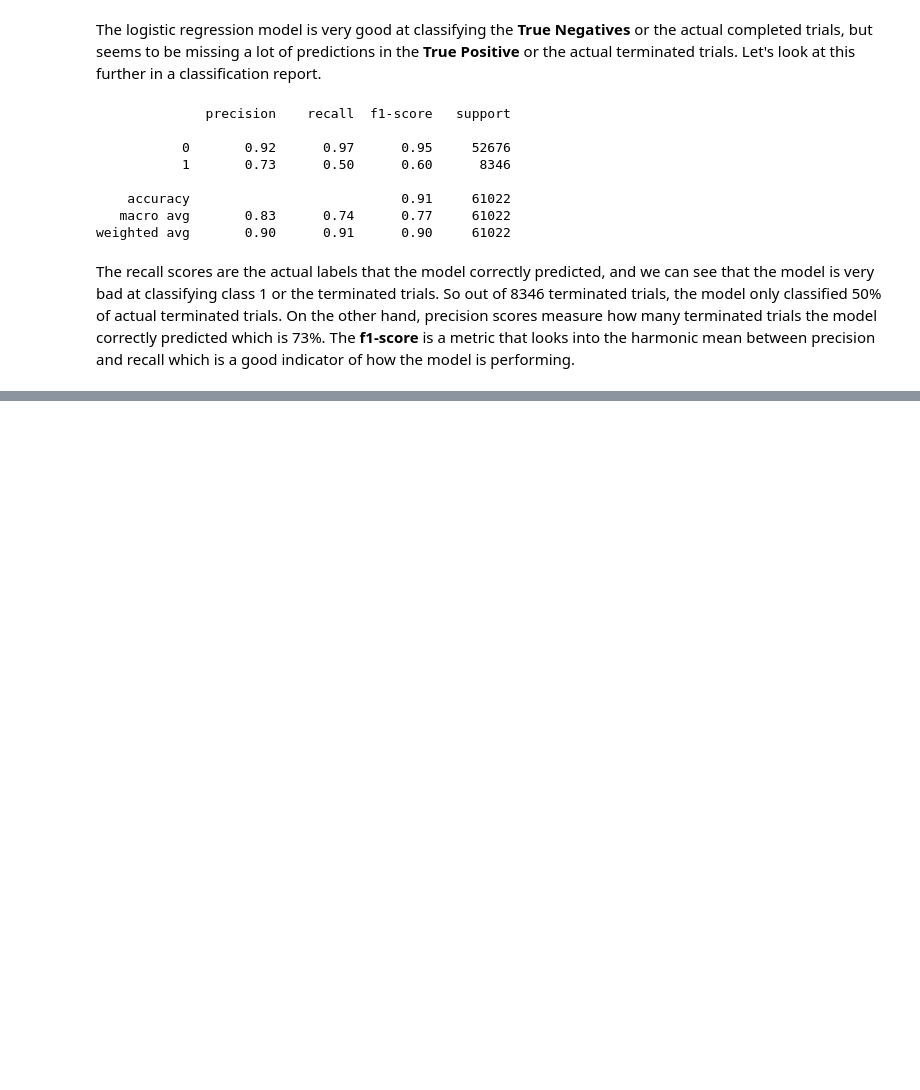
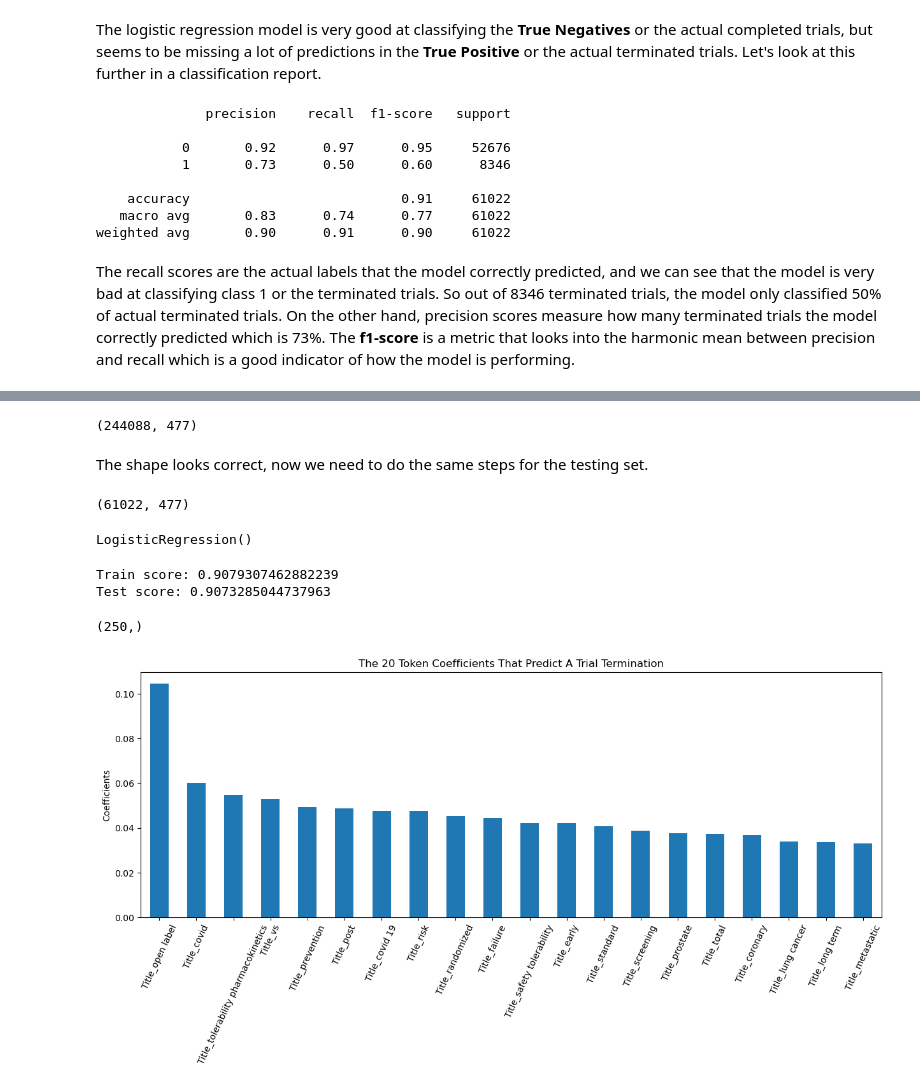
Before and after one commit to clem21chan/Clinical_Trials_Capstone, a Jupyter notebook: Notebooks/3_BaselineModelling.ipynb, the cells around one changed output, grey strips where cells are left out. Cells and saved outputs as stored; diff of their text form; code cells hidden in the pictures; blank space fills up the shorter version.

```diff
--- a/Notebooks/3_BaselineModelling.ipynb
+++ b/Notebooks/3_BaselineModelling.ipynb
@@ -269,0 +438,71 @@ plt.show()
+# %%
+# Resetting indexes
+X_train.reset_index(drop=True, inplace=True)
+y_train.reset_index(drop=True, inplace=True)
+title_df.reset_index(drop=True, inplace=True)
+
+# Concatenating DataFrames
+new_X_train = pd.concat([X_train, title_df], axis=1) #axis=1 makes sure it adds by column and not row
+new_X_train.shape
+# %% [output]
+(244088, 477)
+# %% [markdown]
+The shape looks correct, now we need to do the same steps for the testing set.
+# %%
+# convert test text to dataframe
+title_test_df = pd.DataFrame.sparse.from_spmatrix(title_test_transform, columns = title_col_name).sparse.to_dense()
+
+# Resetting indexes
+X_test.reset_index(drop=True, inplace=True)
+y_test.reset_index(drop=True, inplace=True)
+title_test_df.reset_index(drop=True, inplace=True)
+
+# Concatenating test dataframes
+new_X_test = pd.concat([X_test, title_test_df], axis=1) #axis=1 makes sure it adds by column and not row
+new_X_test.shape
+# %% [output]
+(61022, 477)
+# %%
+# instantiate the scaler
+ss = StandardScaler()
+
+# fit the scaler into the training set
+ss.fit(new_X_train)
+
+# transform the train and testing set
+new_X_train_ss = ss.transform(new_X_train)
+new_X_test_ss = ss.transform(new_X_test)
+# %%
+# instantiate logistic regression
+logreg = LogisticRegression() # Chose 300 iterations due to the large number of rows and columns
+
+# fit the model
+logreg.fit(new_X_train_ss, y_train)
+# %% [output]
+LogisticRegression()
+# %%
+print(f"Train score: {logreg.score(new_X_train_ss, y_train)}")
+print(f"Test score: {logreg.score(new_X_test_ss, y_test)}")
+# %% [output]
+Train score: 0.9079307462882239
+Test score: 0.9073285044737963
+# %%
+# slice out title coeficients
+title_matrix = logreg.coef_[0,227:]
+title_matrix.shape
+# %% [output]
+(250,)
+# %%
+# Creating a dataframe to store the coefficients
+top_coef = pd.DataFrame(
+    {"coefficients": title_matrix},
+    index=title_col_name
+).sort_values("coefficients", ascending=False) # ascending = False will give us the top 20 coefficients that predict a positive sentiment
+
+top_coef.head(20).plot(kind="bar", figsize=(15, 5), legend=False)
+plt.title("The 20 Token coefficients that predict a trial termination".title())
+plt.ylabel("Coefficients")
+plt.xticks(rotation=65)
+plt.show()
+# %% [output]
+[figure, added]
```
Also changed, not shown: parts of 47 cells of this notebook, 1 other file.
